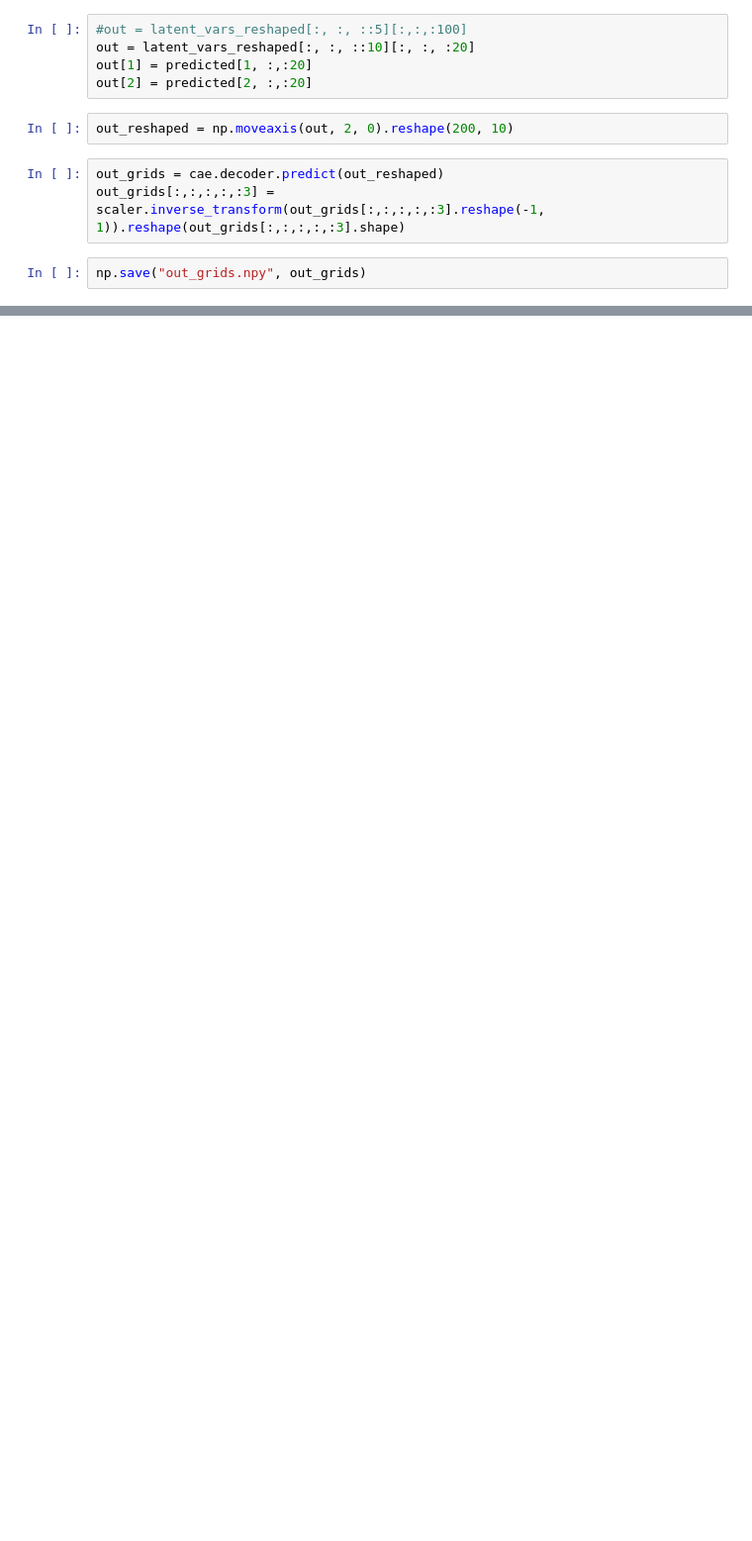
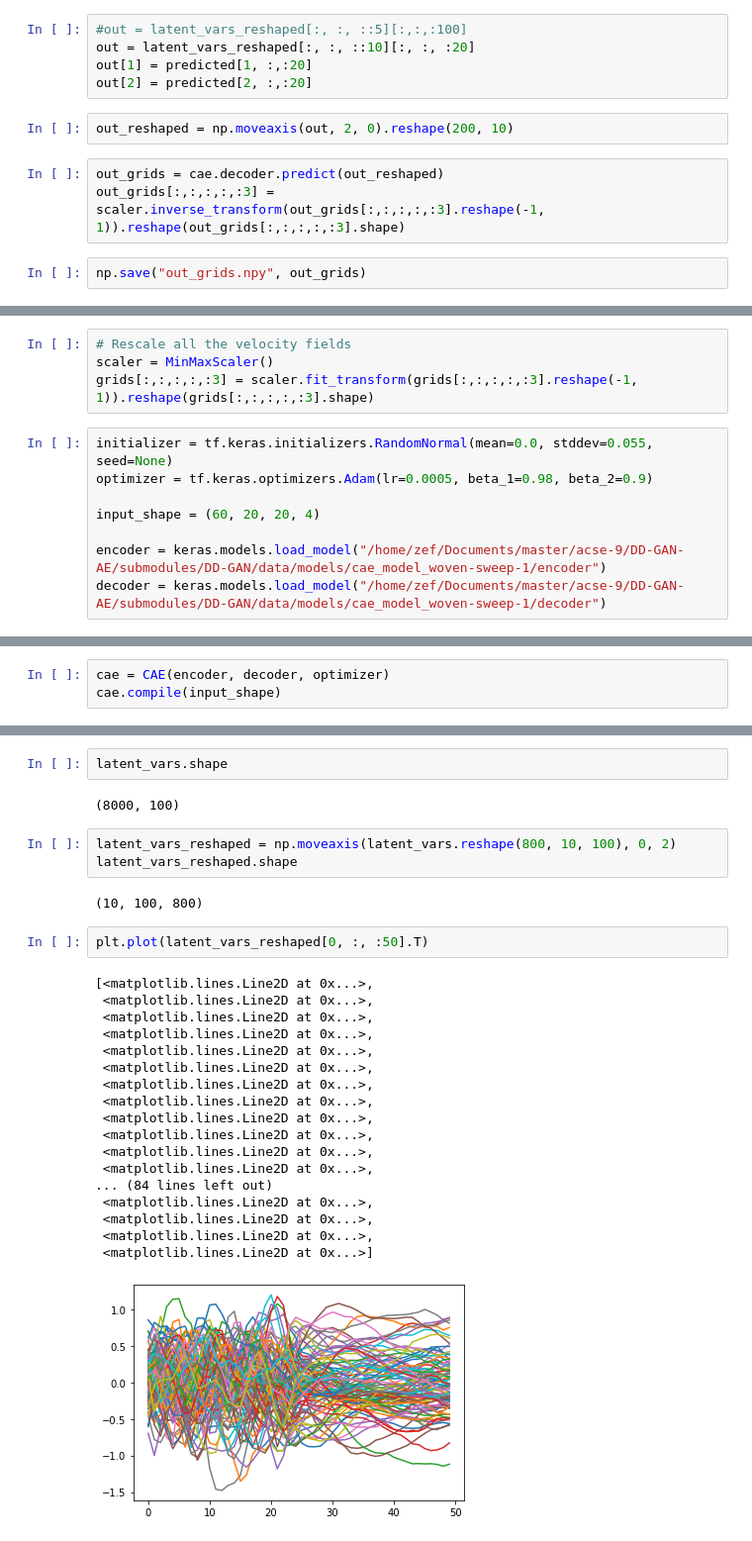
Before and after one commit to acse-zrw20/DD-GAN-AE, a Jupyter notebook: examples/Predictive adversarial.ipynb, the cells around one changed output, grey strips where cells are left out. Shown: that part at 99% size. Saved outputs shown, nothing was run; the diff lists cells and outputs as text; blank space fills up the shorter version.

```diff
--- a/examples/Predictive adversarial.ipynb
+++ b/examples/Predictive adversarial.ipynb
@@ -260,0 +283,12 @@ np.save("out_grids.npy", out_grids)
+# %%
+# Rescale all the velocity fields
+scaler = MinMaxScaler()
+grids[:,:,:,:,:3] = scaler.fit_transform(grids[:,:,:,:,:3].reshape(-1, 1)).reshape(grids[:,:,:,:,:3].shape)
+# %%
+initializer = tf.keras.initializers.RandomNormal(mean=0.0, stddev=0.055, seed=None)
+optimizer = tf.keras.optimizers.Adam(lr=0.0005, beta_1=0.98, beta_2=0.9)
+
+input_shape = (60, 20, 20, 4)
+
+encoder = keras.models.load_model("/home/zef/Documents/master/acse-9/DD-GAN-AE/submodules/DD-GAN/data/models/cae_model_woven-sweep-1/encoder")
+decoder = keras.models.load_model("/home/zef/Documents/master/acse-9/DD-GAN-AE/submodules/DD-GAN/data/models/cae_model_woven-sweep-1/decoder")
@@ -260,0 +298,3 @@ np.save("out_grids.npy", out_grids)
+# %%
+cae = CAE(encoder, decoder, optimizer)
+cae.compile(input_shape)
@@ -260,0 +303,30 @@ np.save("out_grids.npy", out_grids)
+# %%
+latent_vars.shape
+# %% [output]
+(8000, 100)
+# %%
+latent_vars_reshaped = np.moveaxis(latent_vars.reshape(800, 10, 100), 0, 2)
+latent_vars_reshaped.shape
+# %% [output]
+(10, 100, 800)
+# %%
+plt.plot(latent_vars_reshaped[0, :, :50].T)
+# %% [output]
+[<matplotlib.lines.Line2D at 0x...>,
+ <matplotlib.lines.Line2D at 0x...>,
+ <matplotlib.lines.Line2D at 0x...>,
+ <matplotlib.lines.Line2D at 0x...>,
+ <matplotlib.lines.Line2D at 0x...>,
+ <matplotlib.lines.Line2D at 0x...>,
+ <matplotlib.lines.Line2D at 0x...>,
+ <matplotlib.lines.Line2D at 0x...>,
+ <matplotlib.lines.Line2D at 0x...>,
+ <matplotlib.lines.Line2D at 0x...>,
+ <matplotlib.lines.Line2D at 0x...>,
+ <matplotlib.lines.Line2D at 0x...>,
+... (84 lines left out)
+ <matplotlib.lines.Line2D at 0x...>,
+ <matplotlib.lines.Line2D at 0x...>,
+ <matplotlib.lines.Line2D at 0x...>,
+ <matplotlib.lines.Line2D at 0x...>]
+[figure, added]
```
Also changed, not shown: parts of 48 cells of this notebook.
